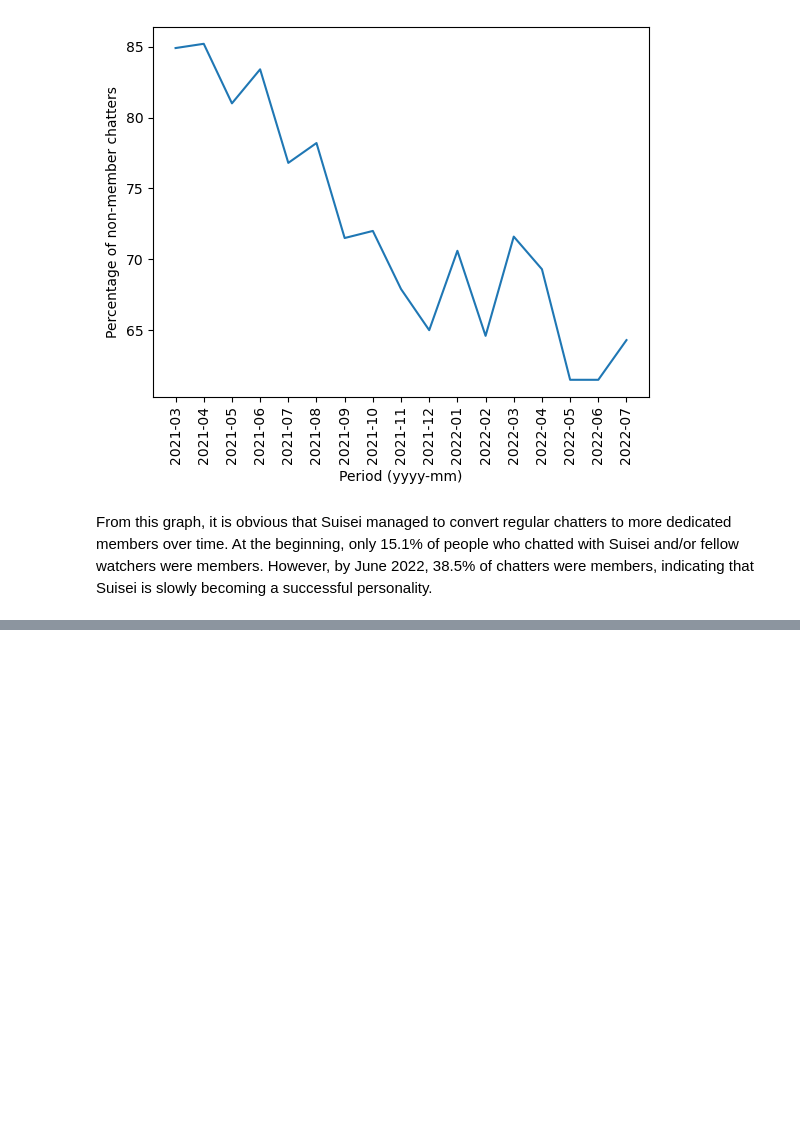
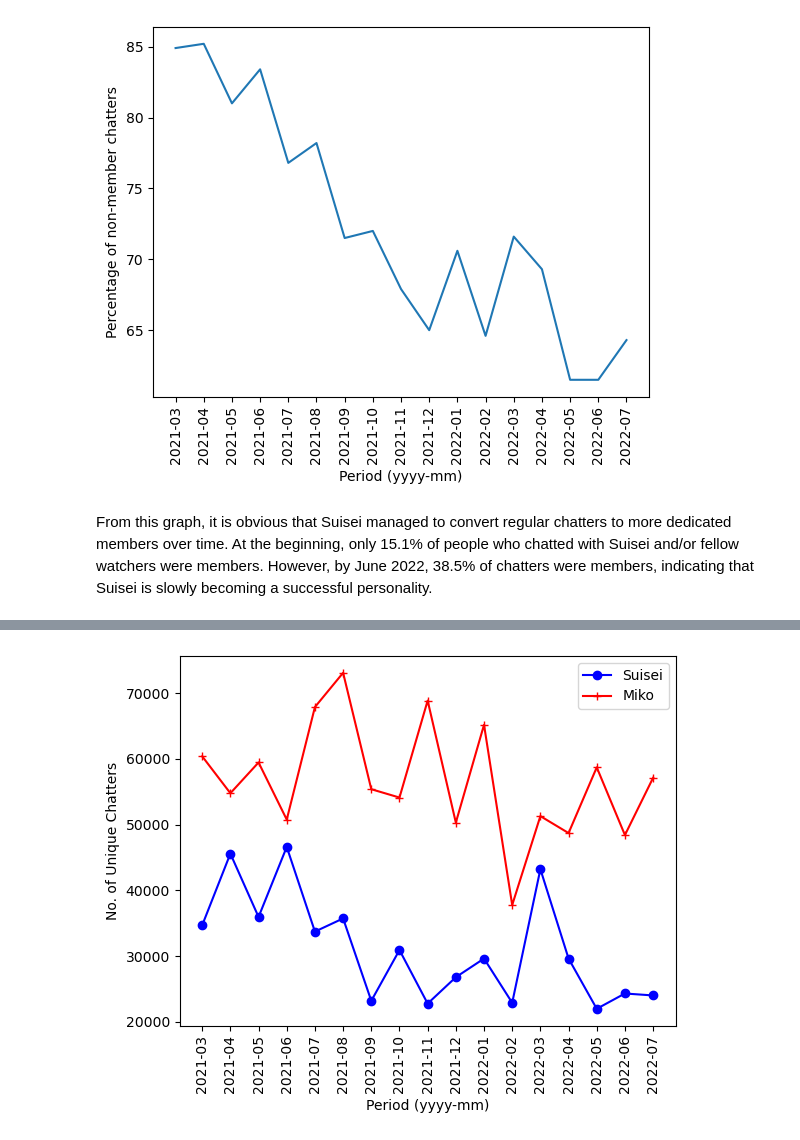
Before and after one commit to falconpunch082/industry-application, a Jupyter notebook: VTuber Statistics - Entertainment/vtuber-stats.ipynb, the cells around one changed output, grey strips where cells are left out. Saved outputs shown, nothing was run; the diff lists cells and outputs as text; code cells hidden in the pictures; blank space fills up the shorter version.

```diff
--- a/VTuber Statistics - Entertainment/vtuber-stats.ipynb
+++ b/VTuber Statistics - Entertainment/vtuber-stats.ipynb
@@ -373,0 +376,5 @@ From this graph, it is obvious that Suisei managed to convert regular chatters t
+# %%
+# Creating miko DataFrame from ch_name DataFrame
+miko = ch_name.loc[ch_name["englishName"] == "Sakura Miko"]
+
+miko
@@ -373,0 +384,6 @@ From this graph, it is obvious that Suisei managed to convert regular chatters t
+# %%
+# As chats DataFrame features channelID as a foreign key, use key to left-hand merge with miko DataFrame
+miko_chats = pd.merge(miko, chat, how="left", on="channelId").reset_index(drop=True)
+
+# This DataFrame now contains Sakura Miko interaction statistics from March 2021 to July 2022.
+miko_chats
@@ -373,0 +409,9 @@ From this graph, it is obvious that Suisei managed to convert regular chatters t
+# %%
+# Creating a new variable to see how many chatters were not members
+miko_chats["nonMemberPercentage"] = ((miko_chats["uniqueChatters"]-miko_chats["uniqueMembers"])/miko_chats["uniqueChatters"]) * 100
+miko_chats["nonMemberPercentage"] = round(miko_chats["nonMemberPercentage"], 1)
+
+# Also drop bannedChatters and deletedChats due to non-usage
+miko_chats = miko_chats.drop(columns=["bannedChatters", "deletedChats"])
+
+miko_chats
@@ -373,0 +437,11 @@ From this graph, it is obvious that Suisei managed to convert regular chatters t
+# %%
+# Plotting number of unique chatters over period, comparing Suisei and Miko.
+suisei_1 = plt.plot(suisei_chats["period"], suisei_chats["uniqueChatters"], color="blue", marker="o", label="Suisei")
+miko_1 = plt.plot(miko_chats["period"], miko_chats["uniqueChatters"], color="red", marker="+", label="Miko")
+plt.xlabel("Period (yyyy-mm)")
+plt.xticks(rotation=90)
+plt.ylabel("No. of Unique Chatters")
+plt.legend()
+plt.show()
+# %% [output]
+[figure, added]
```
Also changed, not shown: parts of 23 cells of this notebook.
